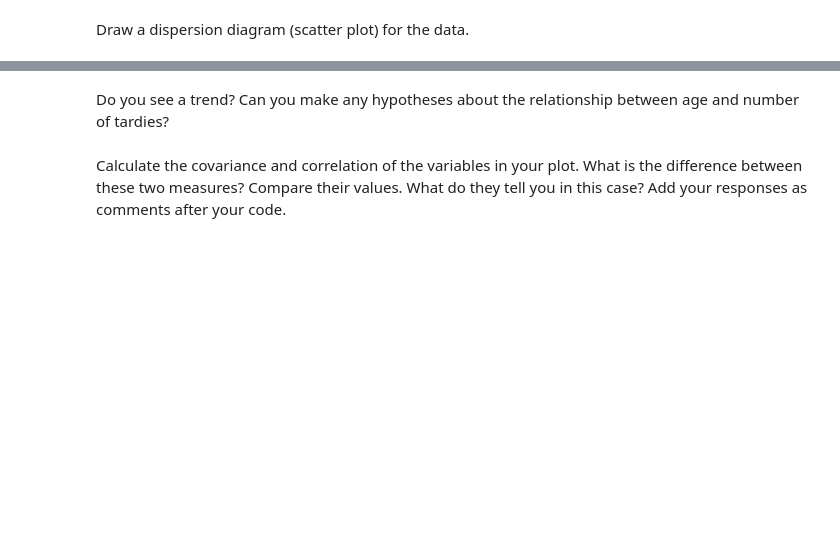
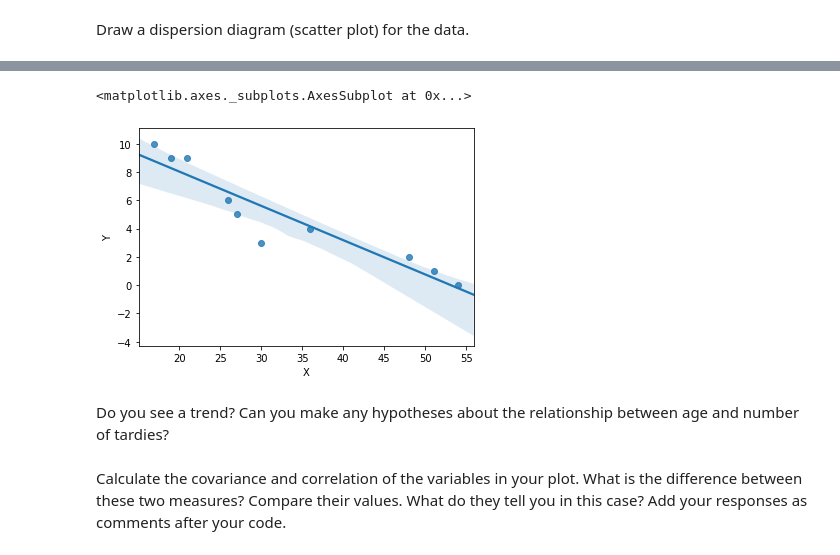
Before and after one commit to ta-datapt-bcn/lab-regression-analysis, a Jupyter notebook: your-code.ipynb, the cells around one changed output, grey strips where cells are left out. Saved outputs shown, nothing was run; the diff lists cells and outputs as text; code cells hidden in the pictures; blank space fills up the shorter version.

```diff
--- a/your-code.ipynb
+++ b/your-code.ipynb
@@ -32,0 +47,4 @@ student_data = pd.DataFrame({'X': [x_values], 'Y': [y_values]})
+# %%
+x_values = [17, 51, 27, 21, 36, 48, 19, 26, 54, 30]
+y_values = [10, 1, 5, 9, 4, 2, 9, 6, 0, 3]
+len(x_values) == len(y_values)
@@ -33,2 +53,4 @@ student_data = pd.DataFrame({'X': [x_values], 'Y': [y_values]})
+# %%
+student_data = pd.DataFrame({'X': x_values, 'Y': y_values})
 # %% [markdown]
 Draw a dispersion diagram (scatter plot) for the data.
@@ -37,2 +71,7 @@ Draw a dispersion diagram (scatter plot) for the data.
+# %%
+sns.regplot(data=student_data, x='X', y='Y')
+# %% [output]
+<matplotlib.axes._subplots.AxesSubplot at 0x...>
+[figure, added]
 # %% [markdown]
 Do you see a trend? Can you make any hypotheses about the relationship between age and number of tardies?
```
Also changed, not shown: parts of 24 cells of this notebook.
